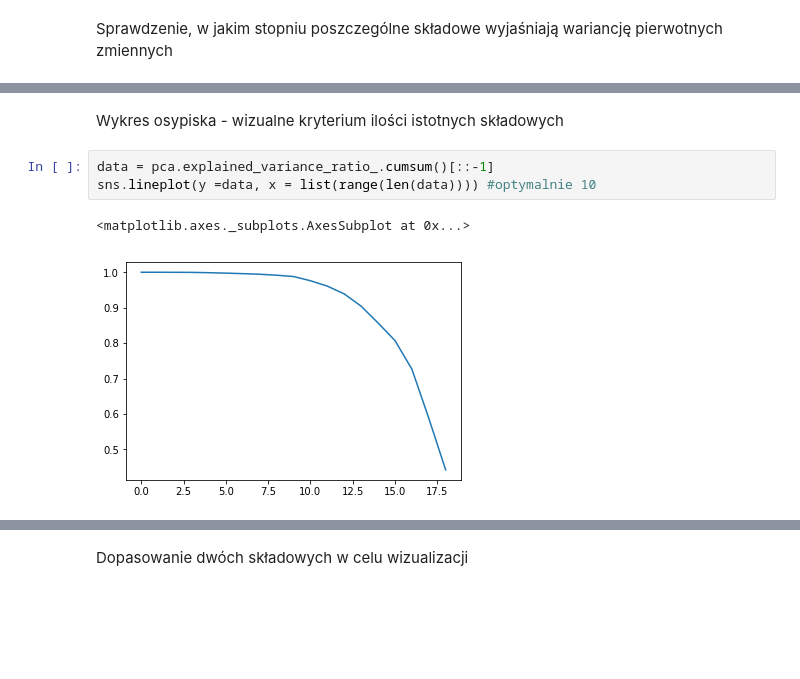
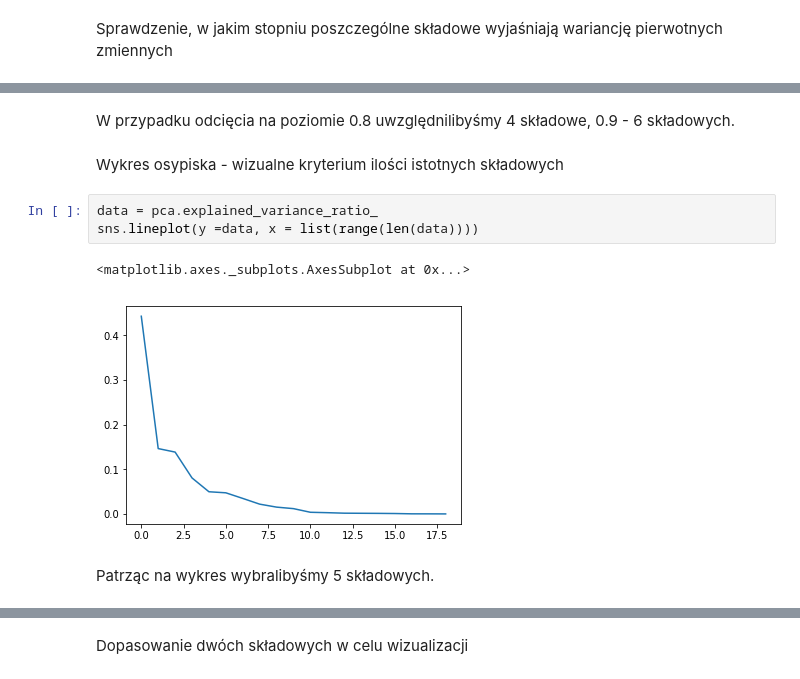
Before and after one commit to izakos/Projekt-eksploracyjna_analiza_danych, a Jupyter notebook: skrypty/Projekt2.ipynb, the cells around one changed output, grey strips where cells are left out. Saved outputs shown, nothing was run; the diff lists cells and outputs as text; blank space fills up the shorter version.

```diff
--- a/skrypty/Projekt2.ipynb
+++ b/skrypty/Projekt2.ipynb
@@ -278,8 +364,12 @@ array([0.44234403, 0.58855495, 0.72693423, 0.80744791, 0.85705077,
+# %% [markdown]
+W przypadku odcięcia na poziomie 0.8 uwzględnilibyśmy 4 składowe, 0.9 - 6 składowych.
 # %% [markdown]
 Wykres osypiska - wizualne kryterium ilości istotnych składowych
 # %%
-data = pca.explained_variance_ratio_.cumsum()[::-1]
-sns.lineplot(y =data, x = list(range(len(data)))) #optymalnie 10
+data = pca.explained_variance_ratio_
+sns.lineplot(y =data, x = list(range(len(data))))
 # %% [output]
 <matplotlib.axes._subplots.AxesSubplot at 0x...>
-[figure, old version]
+[figure, new version]
+# %% [markdown]
+Patrząc na wykres wybralibyśmy 5 składowych.
```
Also changed, not shown: parts of 36 cells of this notebook.
